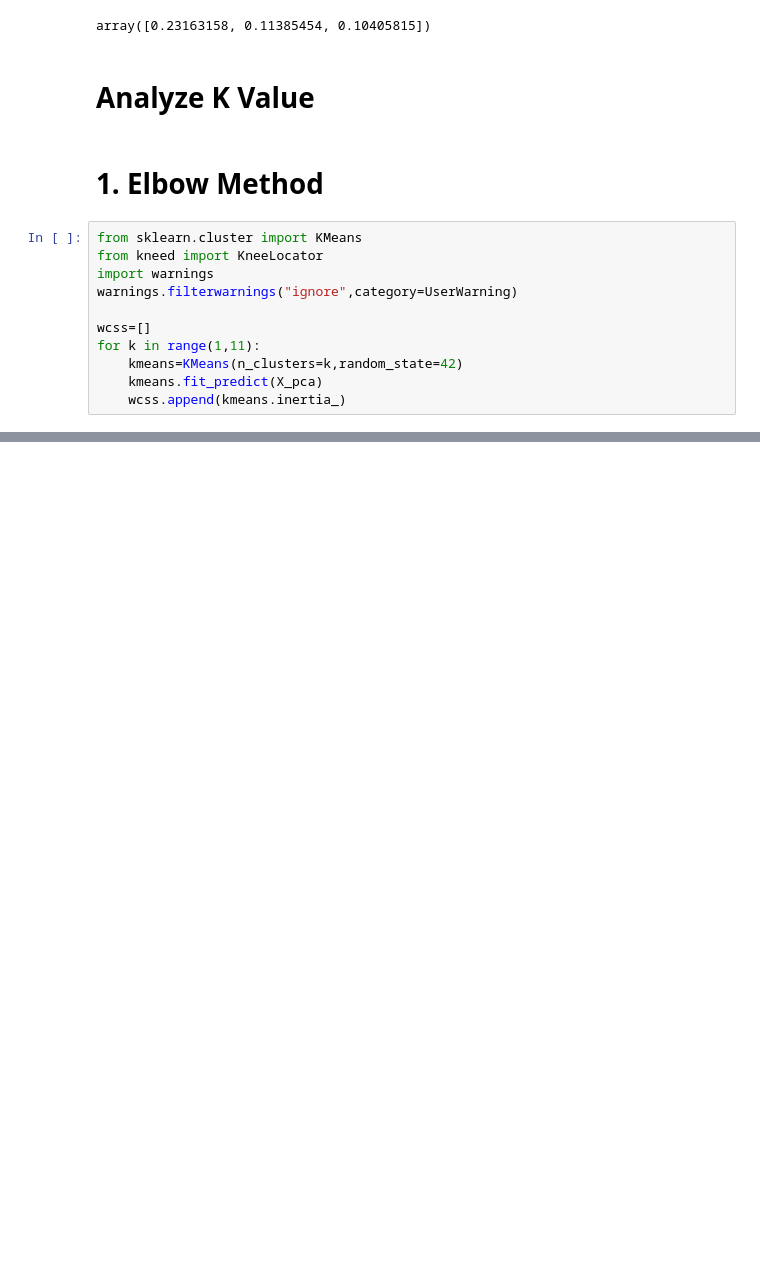
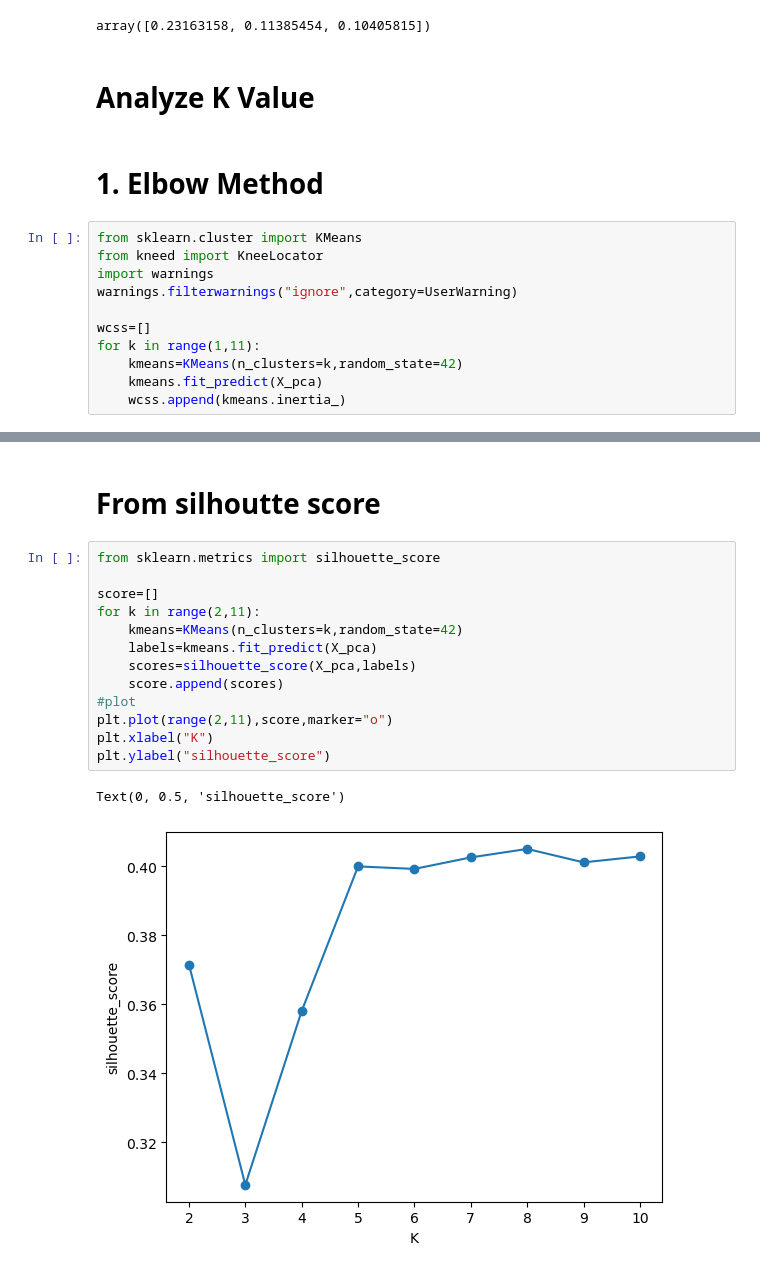
Before and after one commit to Sauravkumarv/E-commarce_customer_segmetation_system, a Jupyter notebook: e-commarce-customer-segmentation-system.ipynb, the cells around one changed output, grey strips where cells are left out. Drawn from its saved outputs; the diff is of its cells as text; blank space fills up the shorter version.

```diff
--- a/e-commarce-customer-segmentation-system.ipynb
+++ b/e-commarce-customer-segmentation-system.ipynb
@@ -187,0 +199,18 @@ optimal_k=
+# %% [markdown]
+# From silhoutte score
+# %%
+from sklearn.metrics import silhouette_score
+
+score=[]
+for k in range(2,11):
+    kmeans=KMeans(n_clusters=k,random_state=42)
+    labels=kmeans.fit_predict(X_pca)
+    scores=silhouette_score(X_pca,labels)
+    score.append(scores)
+#plot
+plt.plot(range(2,11),score,marker="o")
+plt.xlabel("K")
+plt.ylabel("silhouette_score")
+# %% [output]
+Text(0, 0.5, 'silhouette_score')
+[figure, added]
```
Also changed, not shown: parts of 4 cells of this notebook, 1 other file.
